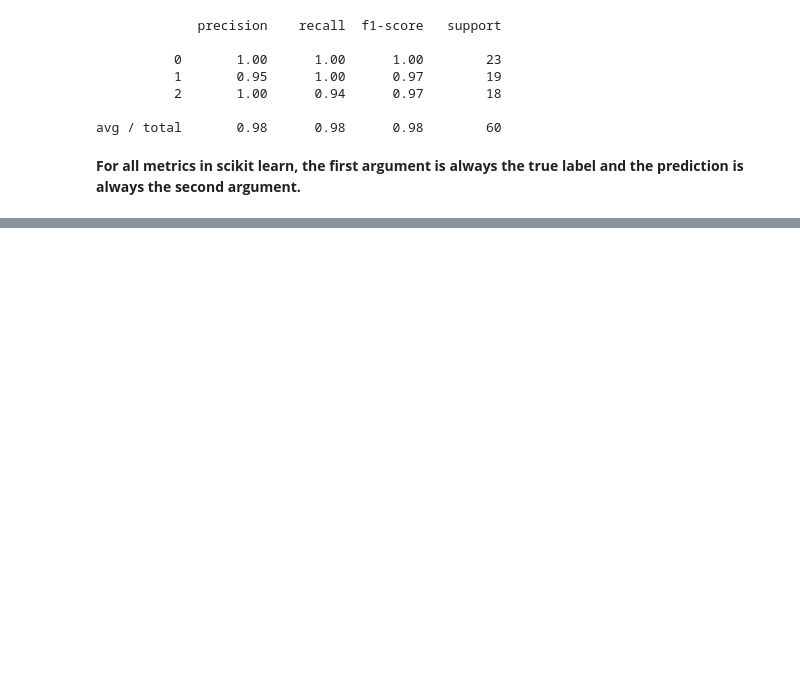
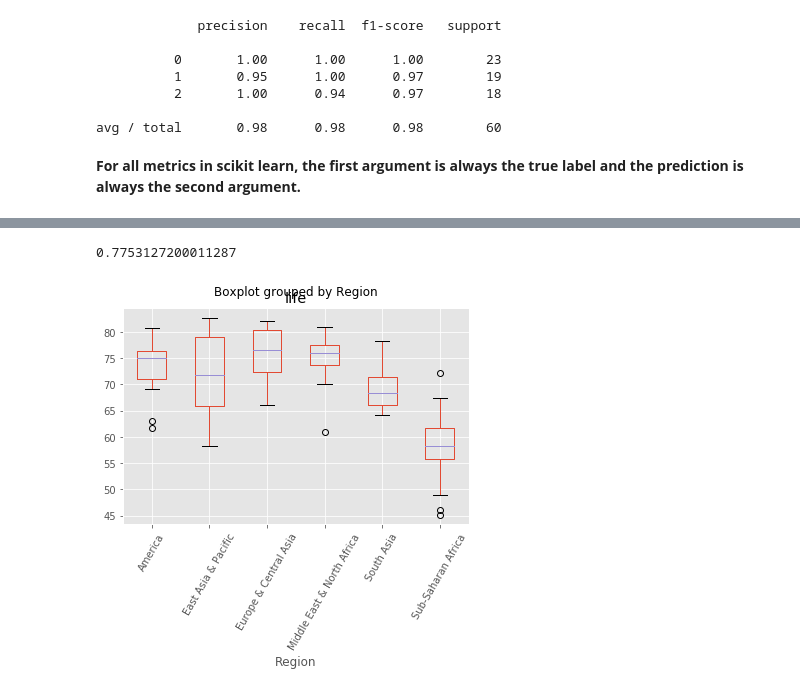
Before and after one commit to cschellenberger/Data-Science-Learning, a Jupyter notebook: Supervised Learning with scikit-learn.ipynb, the cells around one changed output, grey strips where cells are left out. Saved outputs shown, nothing was run; the diff lists cells and outputs as text; code cells hidden in the pictures; blank space fills up the shorter version.

```diff
--- a/Supervised Learning with scikit-learn.ipynb
+++ b/Supervised Learning with scikit-learn.ipynb
@@ -898,0 +1339,26 @@ avg / total       0.98      0.98      0.98        60
+# %%
+y = df_origin['mpg'].values
+X = df_origin.drop('mpg', axis=1).values
+
+from sklearn.model_selection import train_test_split
+from sklearn.linear_model import Ridge
+
+X_train, X_test, y_train, y_test = train_test_split(X, y, test_size=0.3, random_state=42)
+ridge = Ridge(alpha=0.5, normalize=True).fit(X_train, y_train)
+ridge.score(X_test, y_test)
+# %% [output]
+0.7753127200011287
+# %%
+# Import pandas
+import pandas as pd
+
+# Read 'gapminder.csv' into a DataFrame: df
+df = pd.read_csv('gm_2008_region.csv')
+
+# Create a boxplot of life expectancy per region
+df.boxplot('life', 'Region', rot=60)
+
+# Show the plot
+plt.show()
+# %% [output]
+[figure, added]
```
Also changed, not shown: parts of 65 cells of this notebook.
